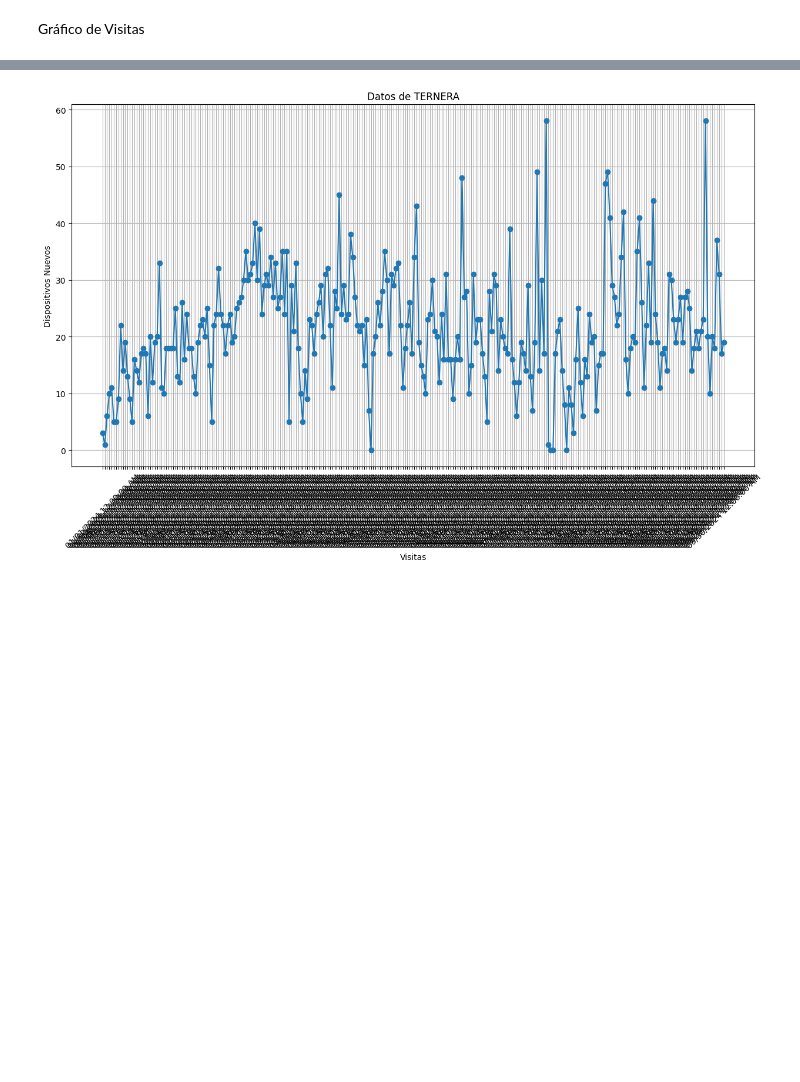
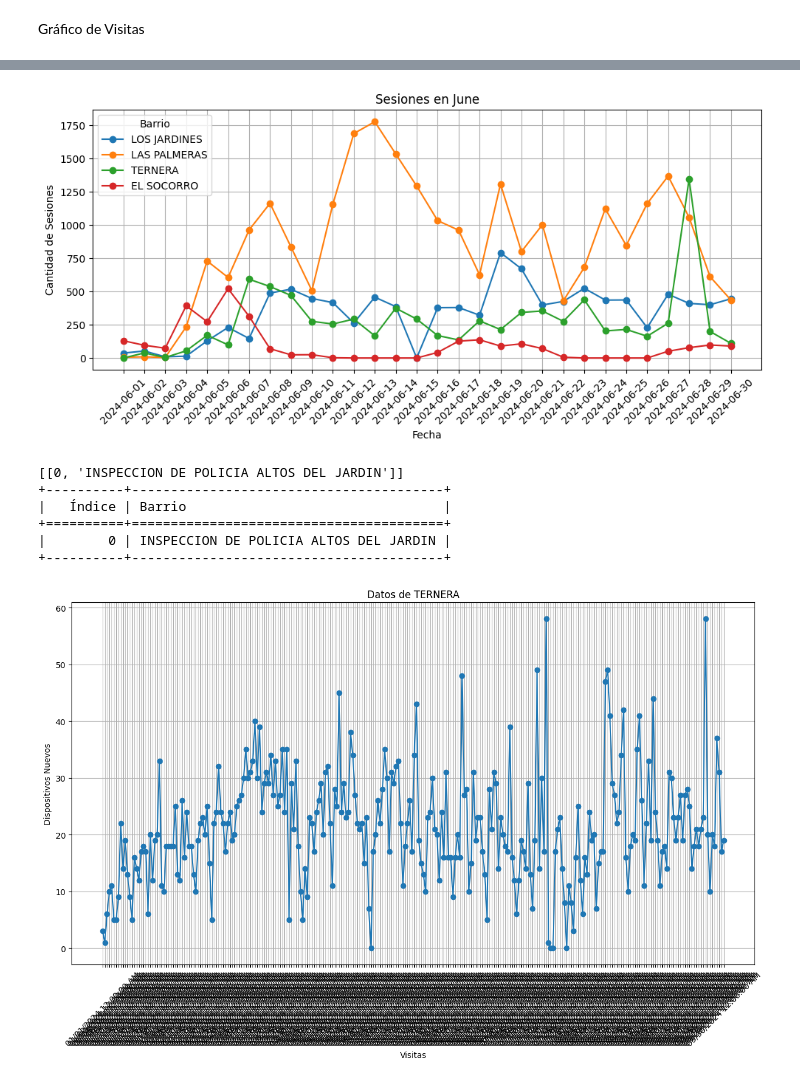
Before and after one commit to JosePimienta/Zonas-WIFI, a Jupyter notebook: Estudio_de_zonas_wifi_en_la_ciudad_de_Cartagena.ipynb, the cells around one changed output, grey strips where cells are left out. Cells and saved outputs as stored; diff of their text form; code cells hidden in the pictures; blank space fills up the shorter version.

```diff
--- a/Estudio_de_zonas_wifi_en_la_ciudad_de_Cartagena.ipynb
+++ b/Estudio_de_zonas_wifi_en_la_ciudad_de_Cartagena.ipynb
@@ -307,3 +347,41 @@ plt.show()
+# %%
+# Crear la figura
+plt.figure(figsize=(10, 5))
+
+# Iterar sobre cada barrio seleccionado y graficar por separado
+for barrio in barrios_seleccionados:
+    df_barrio = df_mes[df_mes["Corregimiento/Barrio"] == barrio]  # Filtrar datos del barrio
+    plt.plot(df_barrio["Fecha"], df_barrio["Sesiones"], marker='o', linestyle='-', label=barrio)
+
+# Rotar etiquetas del eje X para mejor visualización
+plt.xticks(df_barrio['Fecha'], rotation=45)
+plt.title(f"Sesiones en {nombre_mes}")
+plt.xlabel("Fecha")
+plt.ylabel("Cantidad de Sesiones")
+plt.legend(title = "Barrio")  # Mostrar leyenda con los nombres de los barrios
+plt.tight_layout()
+plt.grid()
+plt.show()
+# %% [output]
+[figure, added]
+# %%
+zona_wifi_ternera = df_filtrado.loc[df_filtrado["Corregimiento/Barrio"] == "LOS JARDINES", "Zona Wifi"]
+
+# Extraer barrios únicos
+filtro_unico = zona_wifi_ternera.drop_duplicates().tolist()
+
+# Crear datos como lista de listas
+data_filtro = [[i, barrrio] for i, barrrio in enumerate(filtro_unico)]
+print(data_filtro)
+# Mostrar como tabla
+print(tabulate(data_filtro, headers=["Índice", "Barrio"], tablefmt="grid"))
+# %% [output]
+[[0, 'INSPECCION DE POLICIA ALTOS DEL JARDIN']]
++----------+----------------------------------------+
+|   Índice | Barrio                                 |
++==========+========================================+
+|        0 | INSPECCION DE POLICIA ALTOS DEL JARDIN |
++----------+----------------------------------------+
 # %%
 # Filtrar los datos donde la columna NOMBRE tenga el valor deseado
 nombre_filtrado = "TERNERA"
```
Also changed, not shown: parts of 8 cells of this notebook.
